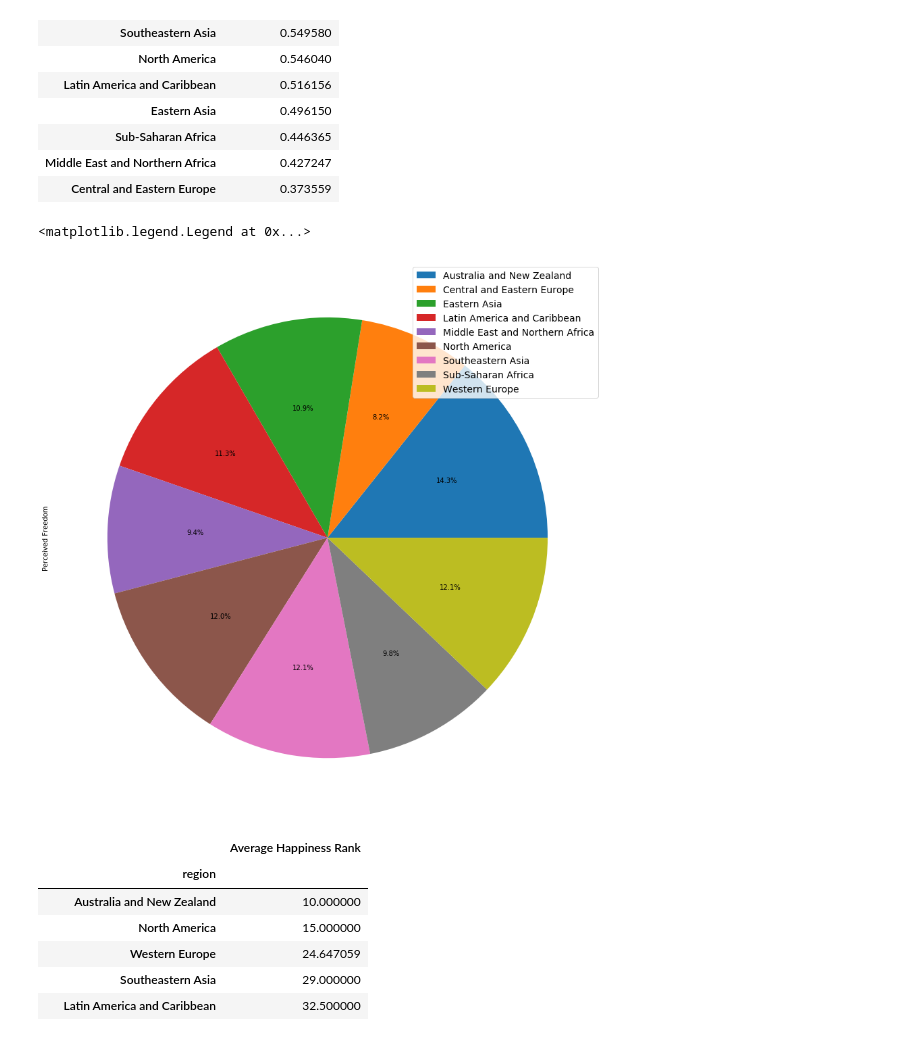
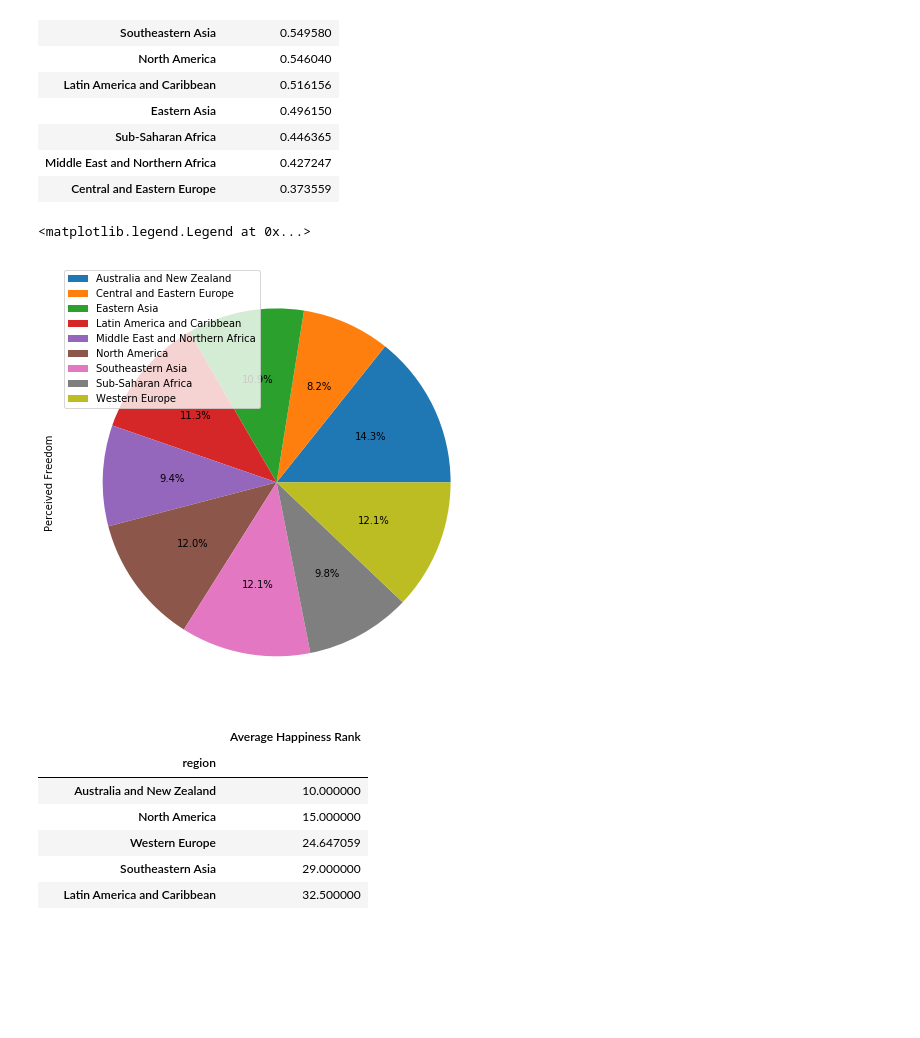
Before and after one commit to jsabastian/group-project_1, a Jupyter notebook: Individual_Code/Christina/00_Base_Code-CLee.ipynb, the cells around one changed output. Drawn from its saved outputs; the diff is of its cells as text; code cells hidden in the pictures; blank space fills up the shorter version.

Commit message:
Updates to pie charts
Updates to pie charts

```diff
--- a/Individual_Code/Christina/00_Base_Code-CLee.ipynb
+++ b/Individual_Code/Christina/00_Base_Code-CLee.ipynb
@@ -122,11 +122,11 @@ freedom_region.sort_values('Perceived Freedom', ascending = False)
 | Central and Eastern Europe | 0.373559 |
 # %%
 #Regional Feeling of Perceived Freedom
-freedom_region.plot.pie(y='Perceived Freedom', labels=None, figsize=(15,15), autopct="%1.1f%%")
-plt.legend(labels=freedom_region.index, loc="best", fontsize=14)
+freedom_region.plot.pie(y='Perceived Freedom', labels=None, figsize=(8,8), autopct="%1.1f%%")
+plt.legend(labels=freedom_region.index, loc="best", fontsize=10)
 # %% [output]
 <matplotlib.legend.Legend at 0x...>
-[figure, old version]
+[figure, new version]
 # %%
 rank_region = df3.groupby(['region'])['happiness rank'].agg(['mean'])
 rank_region.columns = ['Average Happiness Rank']
```
Also changed, not shown: parts of 5 cells of this notebook.
